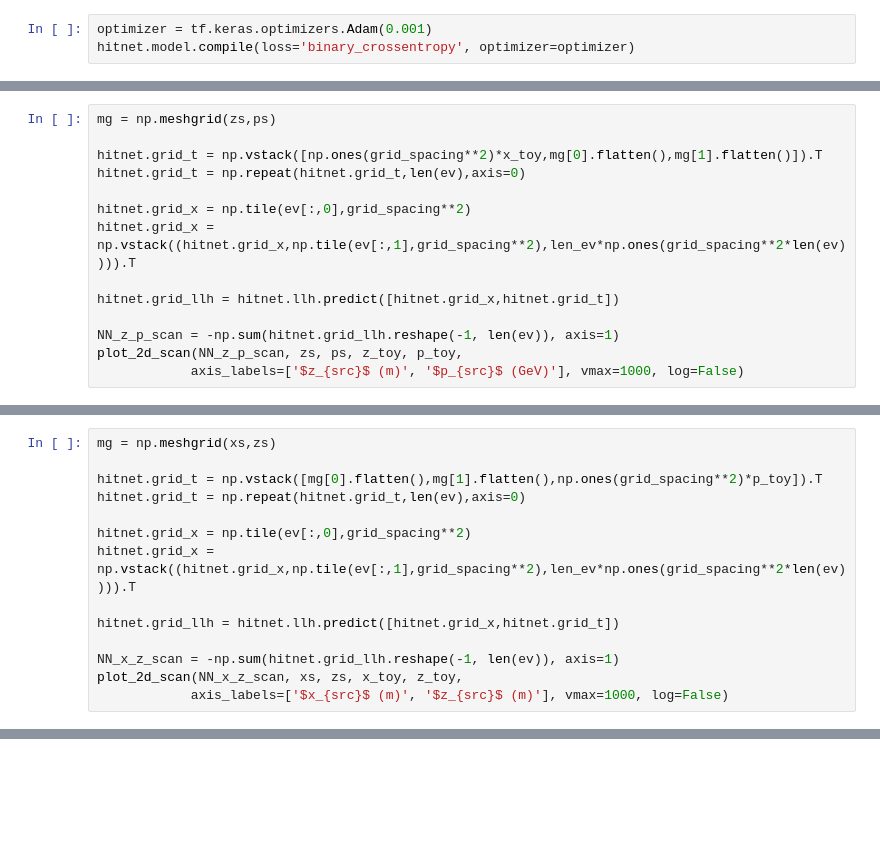
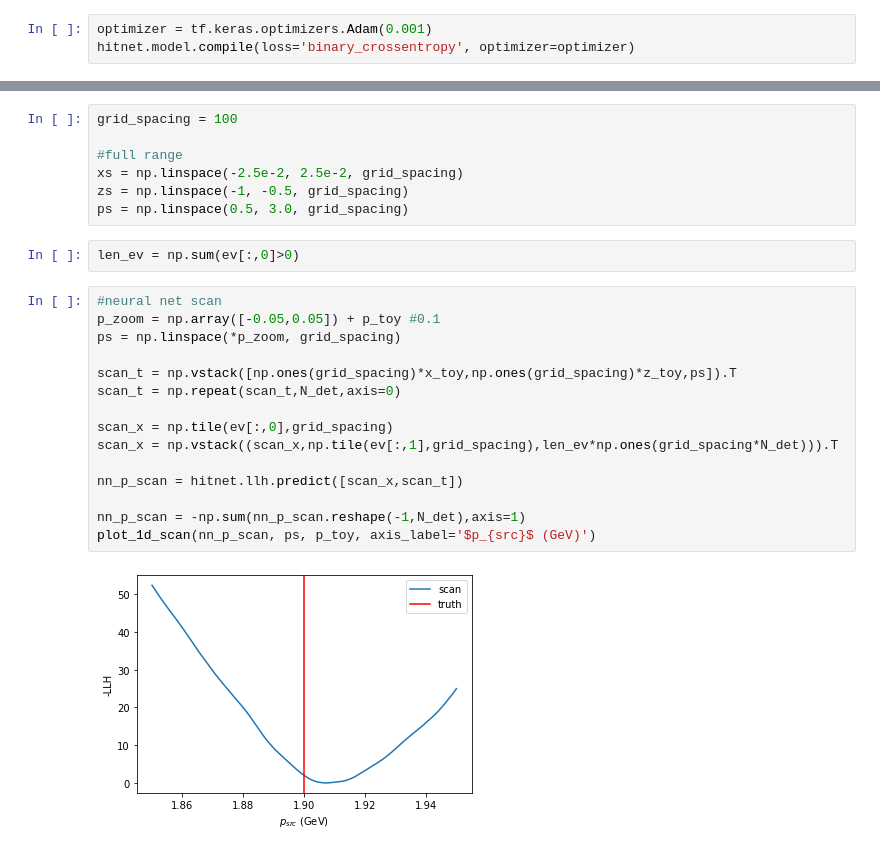
Before and after one commit to ekraegeloh/ML_tracking, a Jupyter notebook: track_reco/LLH_NN/Tracker toy model v3.ipynb, the cells around one changed output, grey strips where cells are left out. Drawn from its saved outputs; the diff is of its cells as text; blank space fills up the shorter version.

```diff
--- a/track_reco/LLH_NN/Tracker toy model v3.ipynb
+++ b/track_reco/LLH_NN/Tracker toy model v3.ipynb
@@ -625,14 +318,0 @@ plot_2d_scan(NN_x_p_scan, xs, ps, x_toy, p_toy,
-# %%
-mg = np.meshgrid(zs,ps)
-
-hitnet.grid_t = np.vstack([np.ones(grid_spacing**2)*x_toy,mg[0].flatten(),mg[1].flatten()]).T
-hitnet.grid_t = np.repeat(hitnet.grid_t,len(ev),axis=0)
-
-hitnet.grid_x = np.tile(ev[:,0],grid_spacing**2)
-hitnet.grid_x = np.vstack((hitnet.grid_x,np.tile(ev[:,1],grid_spacing**2),len_ev*np.ones(grid_spacing**2*len(ev)))).T
-
-hitnet.grid_llh = hitnet.llh.predict([hitnet.grid_x,hitnet.grid_t])
-
-NN_z_p_scan = -np.sum(hitnet.grid_llh.reshape(-1, len(ev)), axis=1)
-plot_2d_scan(NN_z_p_scan, zs, ps, z_toy, p_toy,
-            axis_labels=['$z_{src}$ (m)', '$p_{src}$ (GeV)'], vmax=1000, log=False)
@@ -641,14 +318,0 @@ plot_2d_scan(NN_z_p_scan, zs, ps, z_toy, p_toy,
-# %%
-mg = np.meshgrid(xs,zs)
-
-hitnet.grid_t = np.vstack([mg[0].flatten(),mg[1].flatten(),np.ones(grid_spacing**2)*p_toy]).T
-hitnet.grid_t = np.repeat(hitnet.grid_t,len(ev),axis=0)
-
-hitnet.grid_x = np.tile(ev[:,0],grid_spacing**2)
-hitnet.grid_x = np.vstack((hitnet.grid_x,np.tile(ev[:,1],grid_spacing**2),len_ev*np.ones(grid_spacing**2*len(ev)))).T
-
-hitnet.grid_llh = hitnet.llh.predict([hitnet.grid_x,hitnet.grid_t])
-
-NN_x_z_scan = -np.sum(hitnet.grid_llh.reshape(-1, len(ev)), axis=1)
-plot_2d_scan(NN_x_z_scan, xs, zs, x_toy, z_toy,
-            axis_labels=['$x_{src}$ (m)', '$z_{src}$ (m)'], vmax=1000, log=False)
@@ -777,0 +349,26 @@ print(test_ev)
+# %%
+grid_spacing = 100
+
+#full range
+xs = np.linspace(-2.5e-2, 2.5e-2, grid_spacing)
+zs = np.linspace(-1, -0.5, grid_spacing)
+ps = np.linspace(0.5, 3.0, grid_spacing)
+# %%
+len_ev = np.sum(ev[:,0]>0)
+# %%
+#neural net scan
+p_zoom = np.array([-0.05,0.05]) + p_toy #0.1
+ps = np.linspace(*p_zoom, grid_spacing)
+
+scan_t = np.vstack([np.ones(grid_spacing)*x_toy,np.ones(grid_spacing)*z_toy,ps]).T
+scan_t = np.repeat(scan_t,N_det,axis=0)
+
+scan_x = np.tile(ev[:,0],grid_spacing)
+scan_x = np.vstack((scan_x,np.tile(ev[:,1],grid_spacing),len_ev*np.ones(grid_spacing*N_det))).T
+
+nn_p_scan = hitnet.llh.predict([scan_x,scan_t])
+
+nn_p_scan = -np.sum(nn_p_scan.reshape(-1,N_det),axis=1)
+plot_1d_scan(nn_p_scan, ps, p_toy, axis_label='$p_{src}$ (GeV)')
+# %% [output]
+[figure, added]
```
Also changed, not shown: parts of 55 cells of this notebook, 20 other files.
